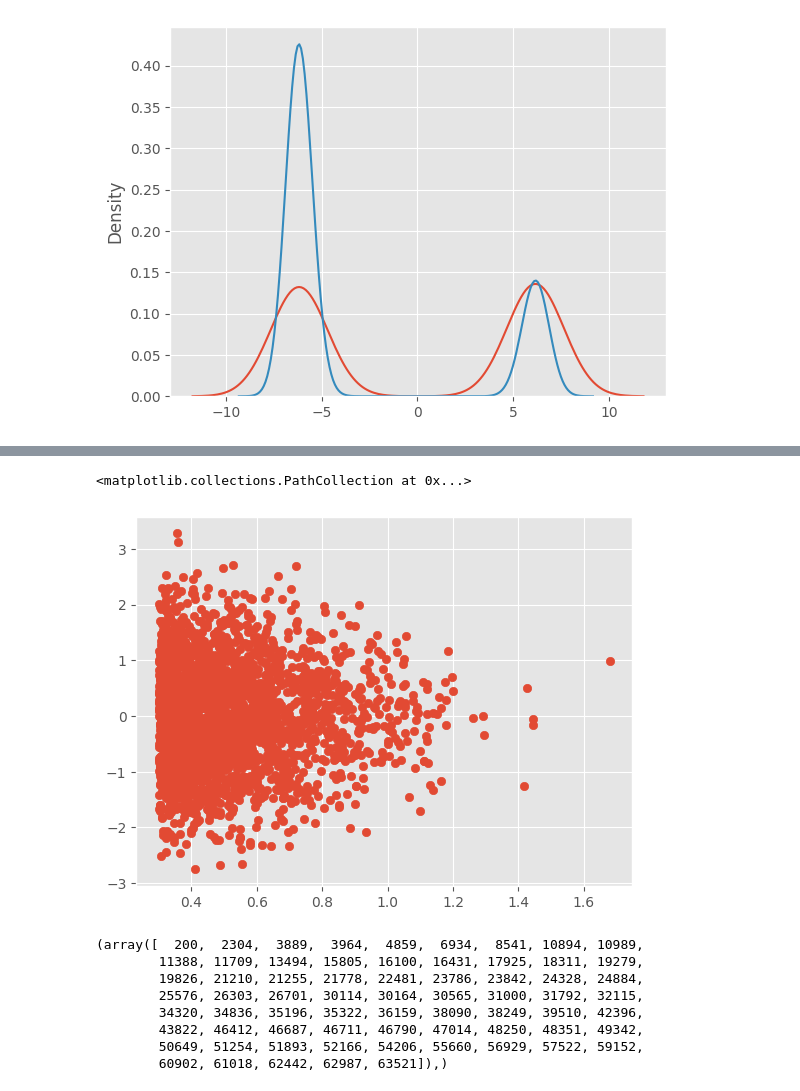
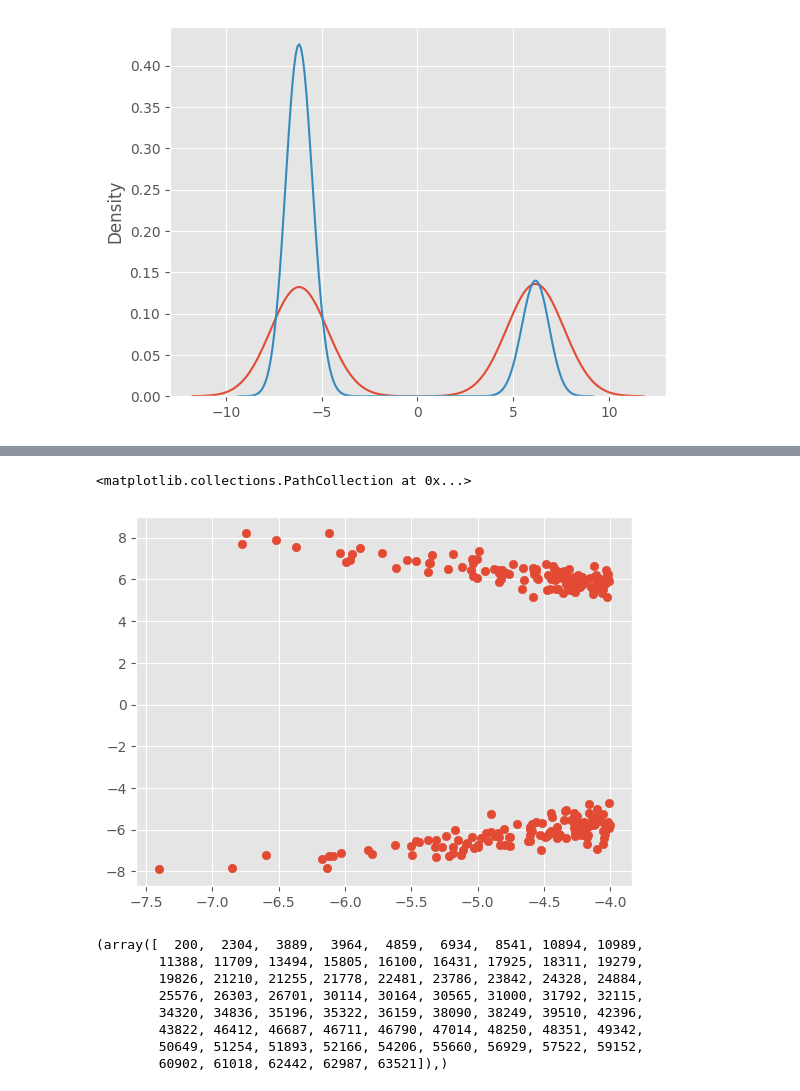
Before and after one commit to abjohnson117/TransportVsMcmcExperiments, a Jupyter notebook: banana/budget_test.ipynb, the cells around one changed output, grey strips where cells are left out. Cells and saved outputs as stored; diff of their text form; code cells hidden in the pictures.

```diff
--- a/banana/budget_test.ipynb
+++ b/banana/budget_test.ipynb
@@ -92,9 +159,9 @@ plt.axvline(0.3)
 # %%
-sub_data = target_data[np.where(target_data[:, 0] >= 0.3)[0]]
+sub_data = target_data[np.where(target_data[:, 0] <= -4.0)[0]]
 plt.scatter(sub_data[:, 0], sub_data[:, 1])
 # %% [output]
 <matplotlib.collections.PathCollection at 0x...>
-[figure, old version]
+[figure, new version]
 # %%
 np.where(target_data[:, 0] >= 1.0)
 # %% [output]
```
Also changed, not shown: parts of 14 cells of this notebook, 5 other files.
